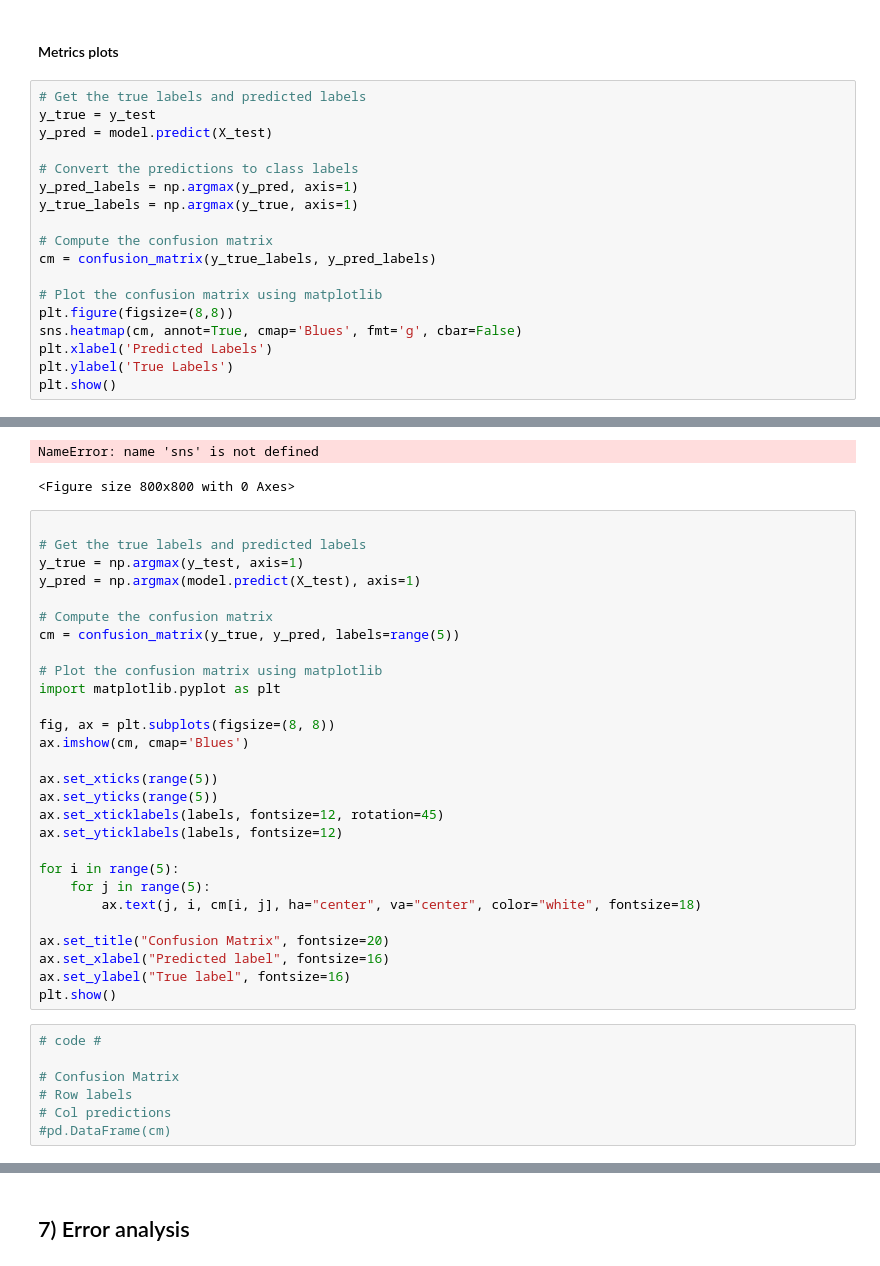
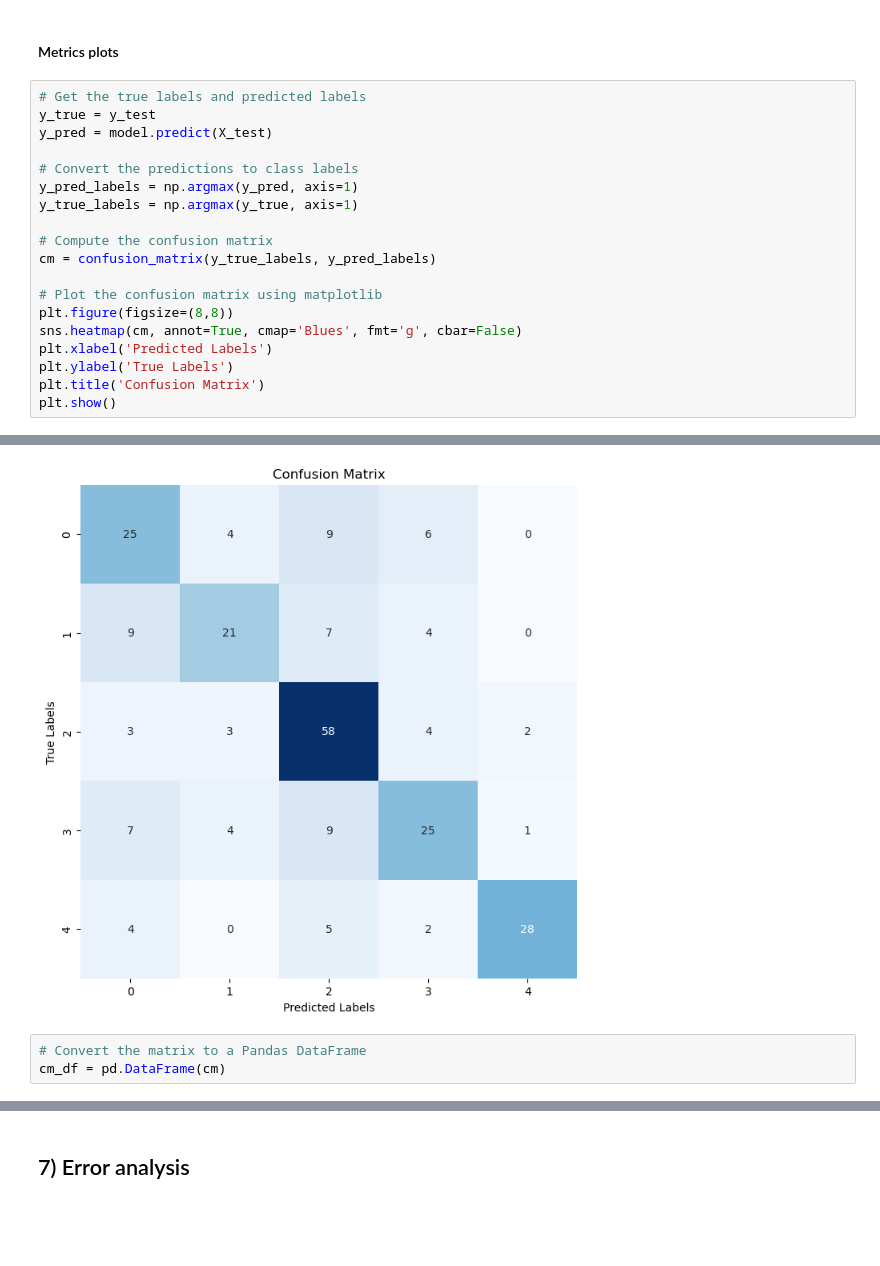
Before and after one commit to BredaUniversityADSAI/2022-23c-1fcmgt-reg-ai-01-SterreWalta220759, a Jupyter notebook: Responsible_AI/Creative-Brief-CNN.ipynb, the cells around one changed output, grey strips where cells are left out. Cells and saved outputs as stored; diff of their text form; blank space fills up the shorter version.

```diff
--- a/Responsible_AI/Creative-Brief-CNN.ipynb
+++ b/Responsible_AI/Creative-Brief-CNN.ipynb
@@ -297,5 +291,6 @@ plt.figure(figsize=(8,8))
 sns.heatmap(cm, annot=True, cmap='Blues', fmt='g', cbar=False)
 plt.xlabel('Predicted Labels')
 plt.ylabel('True Labels')
+plt.title('Confusion Matrix')
 plt.show()
 # %% [output]
@@ -303,38 +298,5 @@ plt.show()
-NameError: name 'sns' is not defined
-<Figure size 800x800 with 0 Axes>
+[figure, added]
-# %%
-
-# Get the true labels and predicted labels
-y_true = np.argmax(y_test, axis=1)
-y_pred = np.argmax(model.predict(X_test), axis=1)
-
-# Compute the confusion matrix
-cm = confusion_matrix(y_true, y_pred, labels=range(5))
-
-# Plot the confusion matrix using matplotlib
-import matplotlib.pyplot as plt
-
-fig, ax = plt.subplots(figsize=(8, 8))
-ax.imshow(cm, cmap='Blues')
-
-ax.set_xticks(range(5))
-ax.set_yticks(range(5))
-ax.set_xticklabels(labels, fontsize=12, rotation=45)
-ax.set_yticklabels(labels, fontsize=12)
-
-for i in range(5):
-    for j in range(5):
-        ax.text(j, i, cm[i, j], ha="center", va="center", color="white", fontsize=18)
-
-ax.set_title("Confusion Matrix", fontsize=20)
-ax.set_xlabel("Predicted label", fontsize=16)
-ax.set_ylabel("True label", fontsize=16)
-plt.show()
-# %%
-# code #
-
-# Confusion Matrix
-# Row labels
-# Col predictions
-#pd.DataFrame(cm)
+# %%
+# Convert the matrix to a Pandas DataFrame
+cm_df = pd.DataFrame(cm)
 # %%
```
Also changed, not shown: parts of 11 cells of this notebook, 1 other file.
